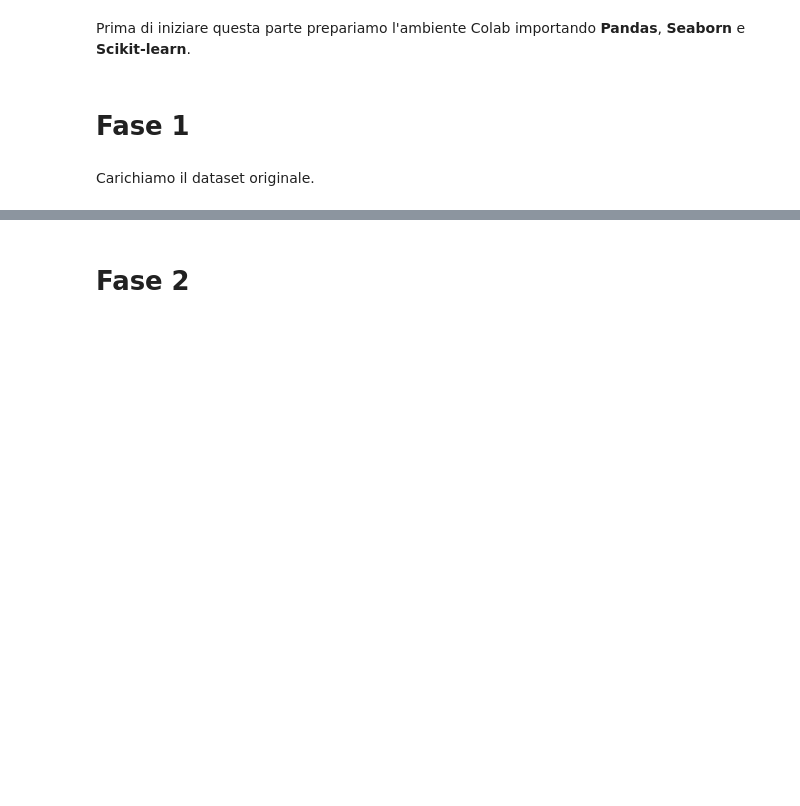
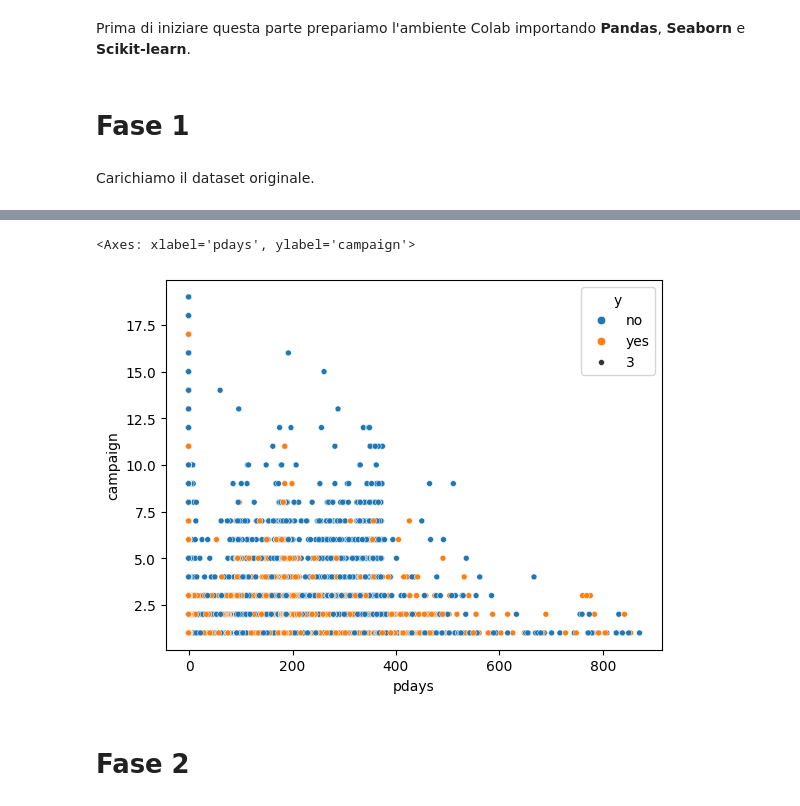
Before and after one commit to ariannab02/Progetto-IntroDSePC-Gruppo-14, a Jupyter notebook: 1_Progetto_IntroDSePC_gruppo_14.ipynb, the cells around one changed output, grey strips where cells are left out. Drawn from its saved outputs; the diff is of its cells as text; code cells hidden in the pictures; blank space fills up the shorter version.

```diff
--- a/1_Progetto_IntroDSePC_gruppo_14.ipynb
+++ b/1_Progetto_IntroDSePC_gruppo_14.ipynb
@@ -88,2 +950,8 @@ Descrizione
+# %%
+campaignbasso = bank[bank["campaign"] < 20]
+sns.scatterplot(x="pdays", y="campaign", hue="y", data=campaignbasso, size=3)
+# %% [output]
+<Axes: xlabel='pdays', ylabel='campaign'>
+[figure, added]
 # %% [markdown]
 # Fase 2
```
Also changed, not shown: parts of 139 cells of this notebook.
